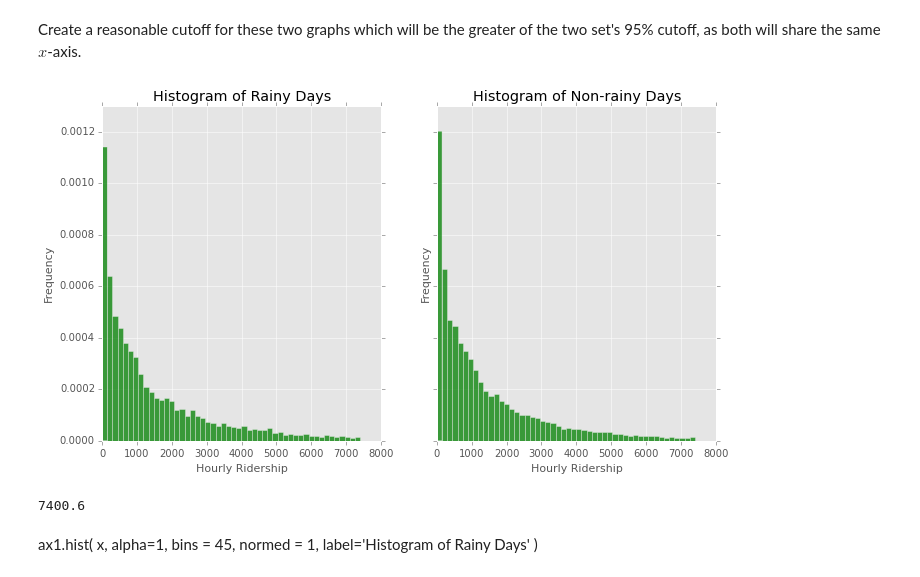
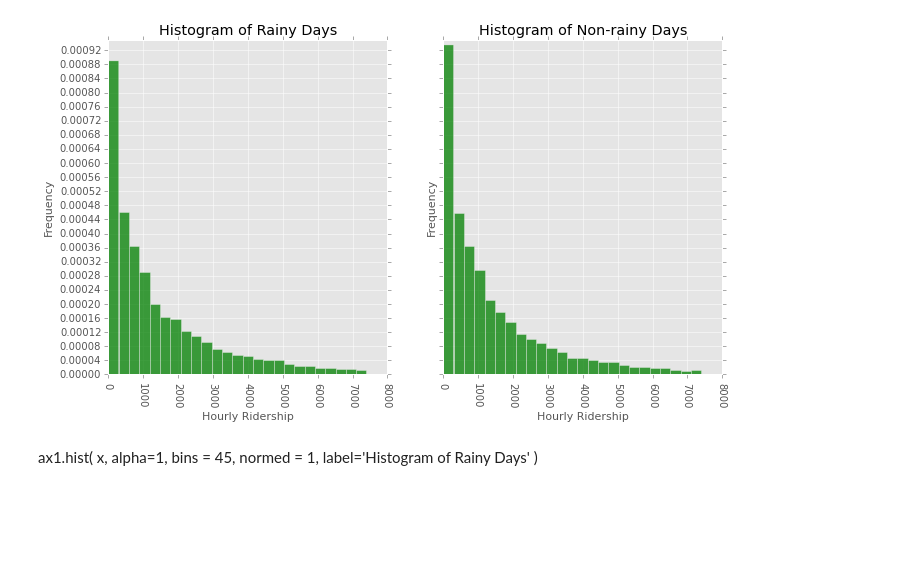
Before and after one commit to 8leggedunicorn/Udacity, a Jupyter notebook: Histogram.ipynb, the cells around one changed output. Saved outputs shown, nothing was run; the diff lists cells and outputs as text; code cells hidden in the pictures; blank space fills up the shorter version.

Commit message:
finished second visualization

```diff
--- a/Histogram.ipynb
+++ b/Histogram.ipynb
@@ -14,13 +15,18 @@ import scipy.stats as stats
 data = './data/data/improved-dataset/turnstile_weather_v2.csv'
 df = pd.read_csv(data)
 # %%
-def SubPlot(ax,title):
+def SubPlot(ax, title, Ymax):
     ax.set_xlabel("Hourly Ridership", fontsize = 11)
     ax.set_ylabel("Frequency", fontsize = 11)
     ax.set_title(title)
+    plt.sca(ax)
+    plt.xticks(rotation=-90)
+
+    dytick = 0.00004
+    yticks = math.ceil(Ymax/dytick)
+
+    ax.set_ylim(ymin=0,ymax = Ymax)
+    ax.set_yticks([ i * dytick for i in range(yticks) ])
-# %% [markdown]
-Create a reasonable cutoff for these two graphs which will be the greater of
-the two set's 95% cutoff, as both will share the same $x$-axis.
 # %%
 rainy = df[df.rain == 1]['ENTRIESn_hourly']
 norain = df[df.rain == 0]['ENTRIESn_hourly']
@@ -39,40 +45,38 @@ f, (ax1, ax2) = plt.subplots(
     sharey=True,
     sharex=True,
     figsize=(11, 6),
     dpi=300,
     facecolor='w',
     edgecolor='k'
 )
 
 titleR = 'Histogram of Rainy Days'
 n, bins, patches = ax1.hist(rainy,
-                            bins = 50,
+                            bins = 25,
                             normed = 1,
                             facecolor='green',
                             alpha=0.75
                            )
 
 titleNR = 'Histogram of Non-rainy Days'
 n, bins, patches = ax2.hist(norain,
-                            bins = 50,
+                            bins = 25,
                             normed = 1,
                             facecolor='green',
                             alpha=0.75
                            )
 
 #ax1.set_title('Histogram of Rainy Days')
 #ax2.set_title('Histogram of non-Rainy Days')
 
 # as x,y-axes are shared set only ax1 will set both:
-ax1.set_ylim([0,0.0013])
 
-SubPlot(ax1,titleR)
-SubPlot(ax2,titleNR)
+Ymax = 0.00095
+ax1.set_ylim([0,Ymax])
+
+SubPlot(ax1,titleR, Ymax)
+SubPlot(ax2,titleNR, Ymax)
 
 plt.savefig('histogram-rainy-norain.pdf')
 # %% [output]
-[figure, old version]
+[figure, new version]
-# %%
-print(cutoff)
-# %% [output]
-7400.6
```
Also changed, not shown: parts of 11 cells of this notebook, 2 other files.
